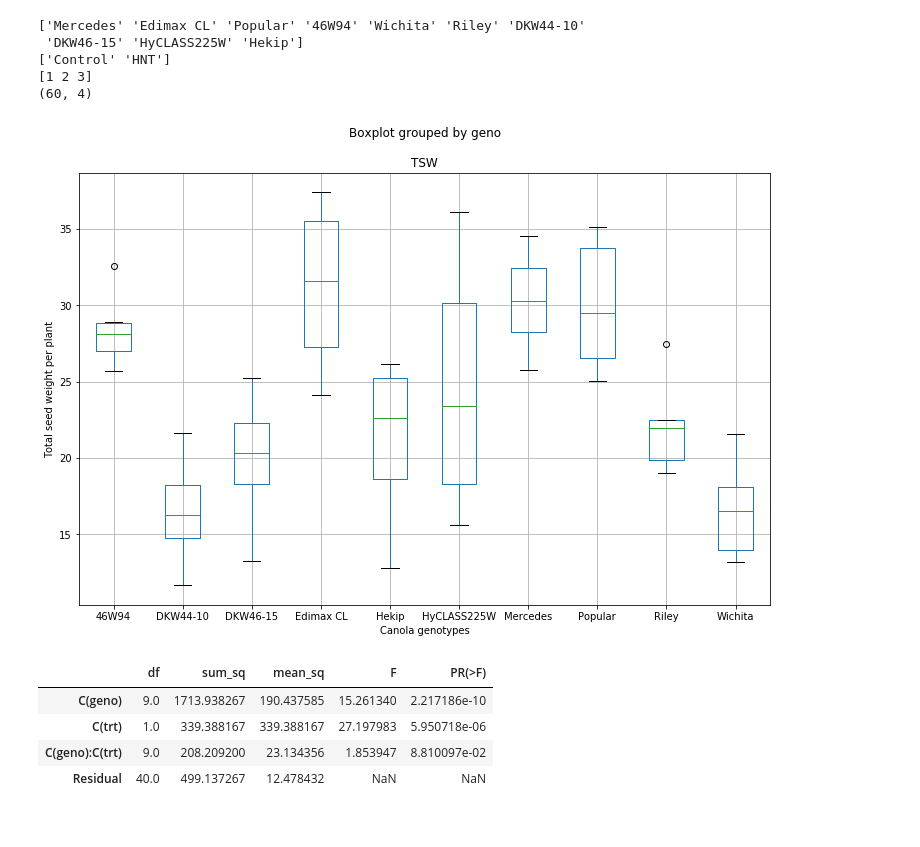
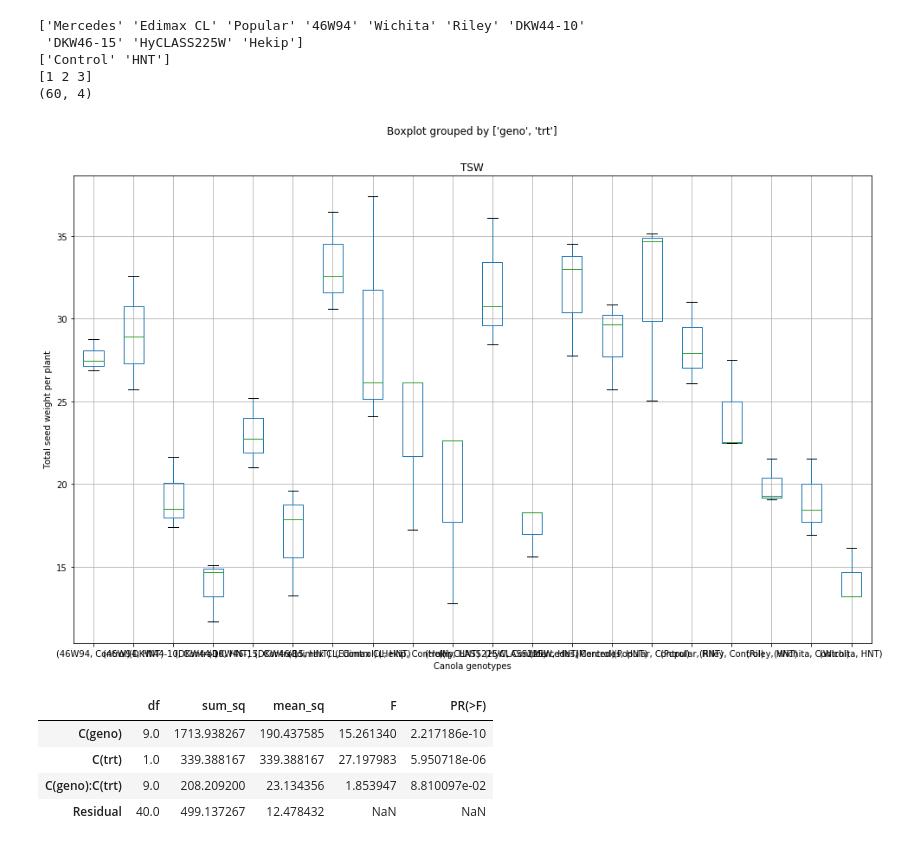
Before and after one commit to pokharelmeg/Semester-Project, a Jupyter notebook: heat_index_calculation.ipynb, the cells around one changed output. Saved outputs shown, nothing was run; the diff lists cells and outputs as text; code cells hidden in the pictures.

```diff
--- a/heat_index_calculation.ipynb
+++ b/heat_index_calculation.ipynb
@@ -165,12 +165,12 @@ print(df.shape)
 # %%
 # Preliminery examinaion of the total seed weight per plant between the treatment for all ten genotypes using boxplots
 # plt.figure(figsize=(12,8))
-df.boxplot(column='TSW', by= 'geno', figsize=(12,8))
+df.boxplot(column=['TSW'], by= ['geno','trt'], figsize=(16,10))
 plt.xlabel('Canola genotypes')
 plt.ylabel('Total seed weight per plant')
 plt.show()
 # %% [output]
-[figure, old version]
+[figure, new version]
 # %%
 # ANOVA with treatments, genotypes and their interactions
 formula = 'TSW ~ C(geno) + C(trt) + C(geno)* C(trt)'
```
Also changed, not shown: parts of 2 cells of this notebook, 2 other files.
